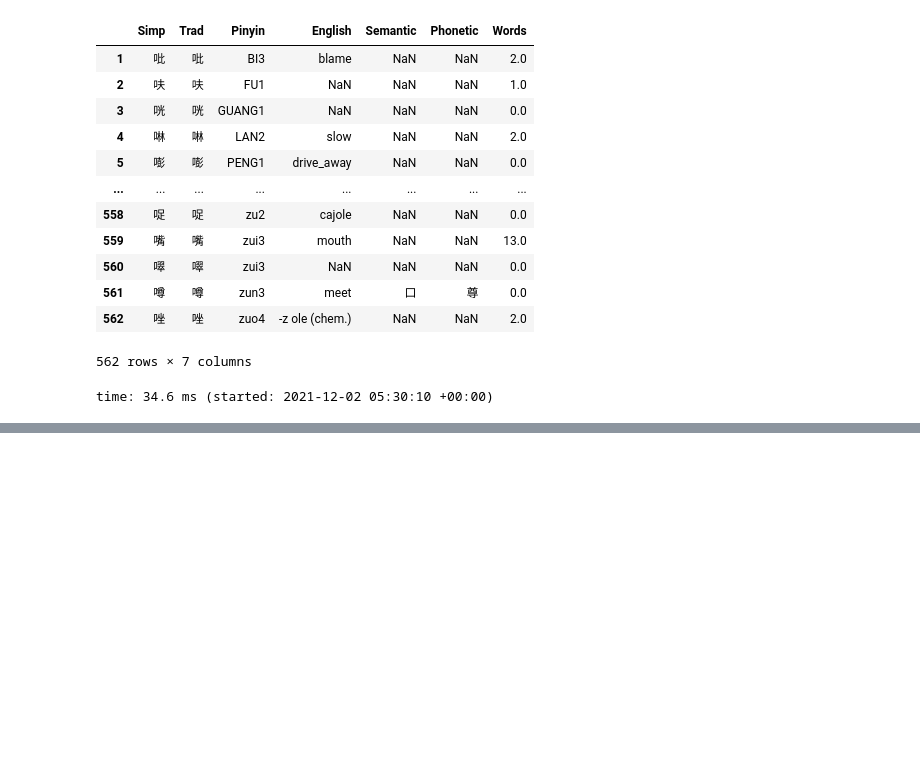
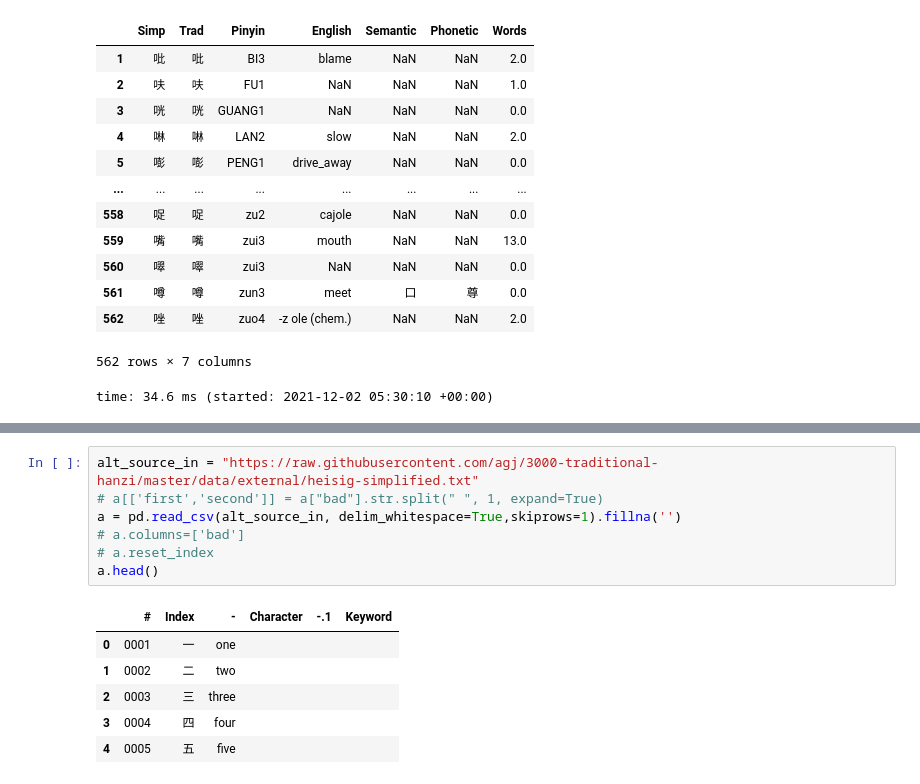
Before and after one commit to Tclack88/misc-analysis, a Jupyter notebook: mandarin_frequency_analysis/pinyin_conversion.ipynb, the cells around one changed output, grey strips where cells are left out. Drawn from its saved outputs; the diff is of its cells as text; blank space fills up the shorter version.

```diff
--- a/mandarin_frequency_analysis/pinyin_conversion.ipynb
+++ b/mandarin_frequency_analysis/pinyin_conversion.ipynb
@@ -260,0 +275,14 @@ time: 34.6 ms (started: 2021-12-02 05:30:10 +00:00)
+# %%
+alt_source_in = "https://raw.githubusercontent.com/agj/3000-traditional-hanzi/master/data/external/heisig-simplified.txt"
+# a[['first','second']] = a["bad"].str.split(" ", 1, expand=True)
+a = pd.read_csv(alt_source_in, delim_whitespace=True,skiprows=1).fillna('')
+# a.columns=['bad']
+# a.reset_index
+a.head()
+# %% [output]
+|  | # | Index | - | Character | -.1 | Keyword |
+| 0 | 0001 | 一 | one |  |  |  |
+| 1 | 0002 | 二 | two |  |  |  |
+| 2 | 0003 | 三 | three |  |  |  |
+| 3 | 0004 | 四 | four |  |  |  |
+| 4 | 0005 | 五 | five |  |  |  |
```
Also changed, not shown: parts of 5 cells of this notebook.
